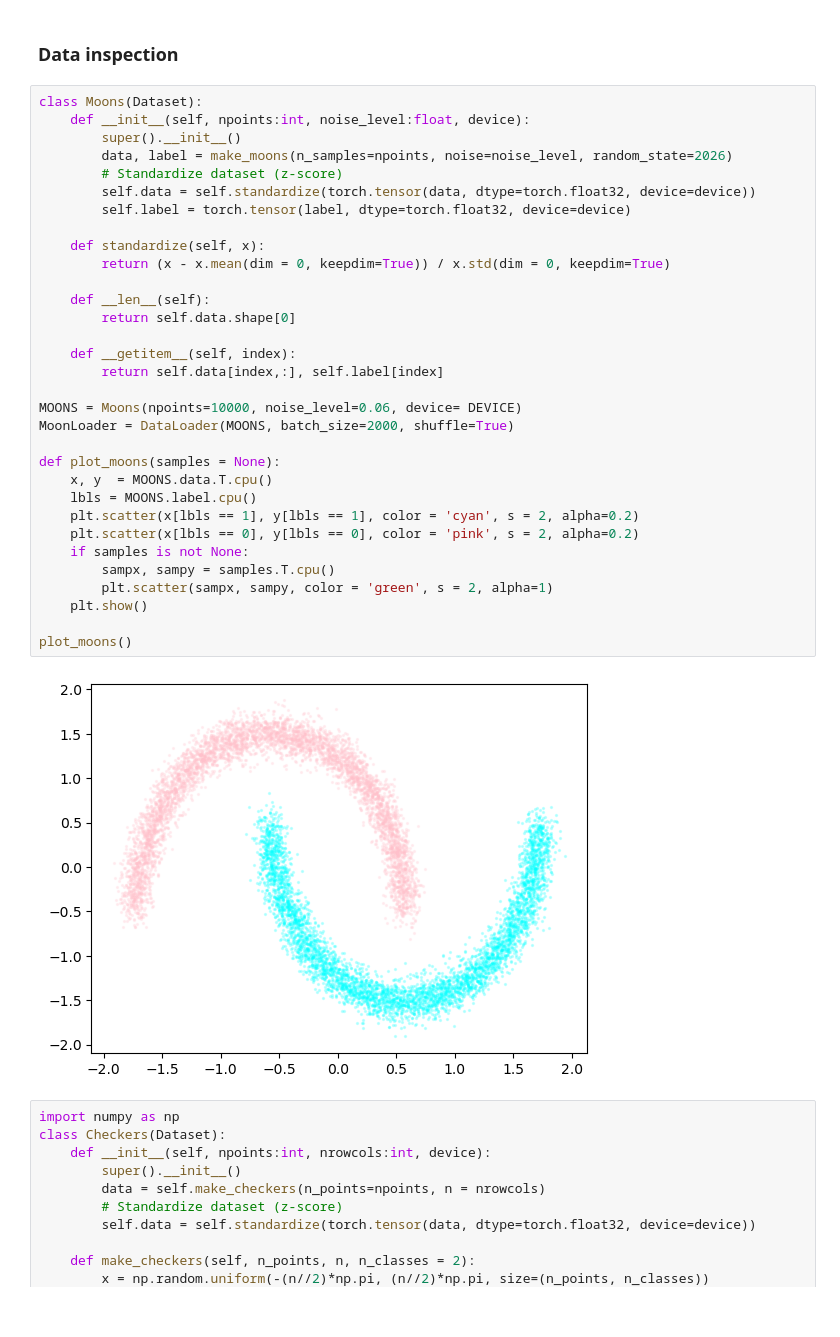
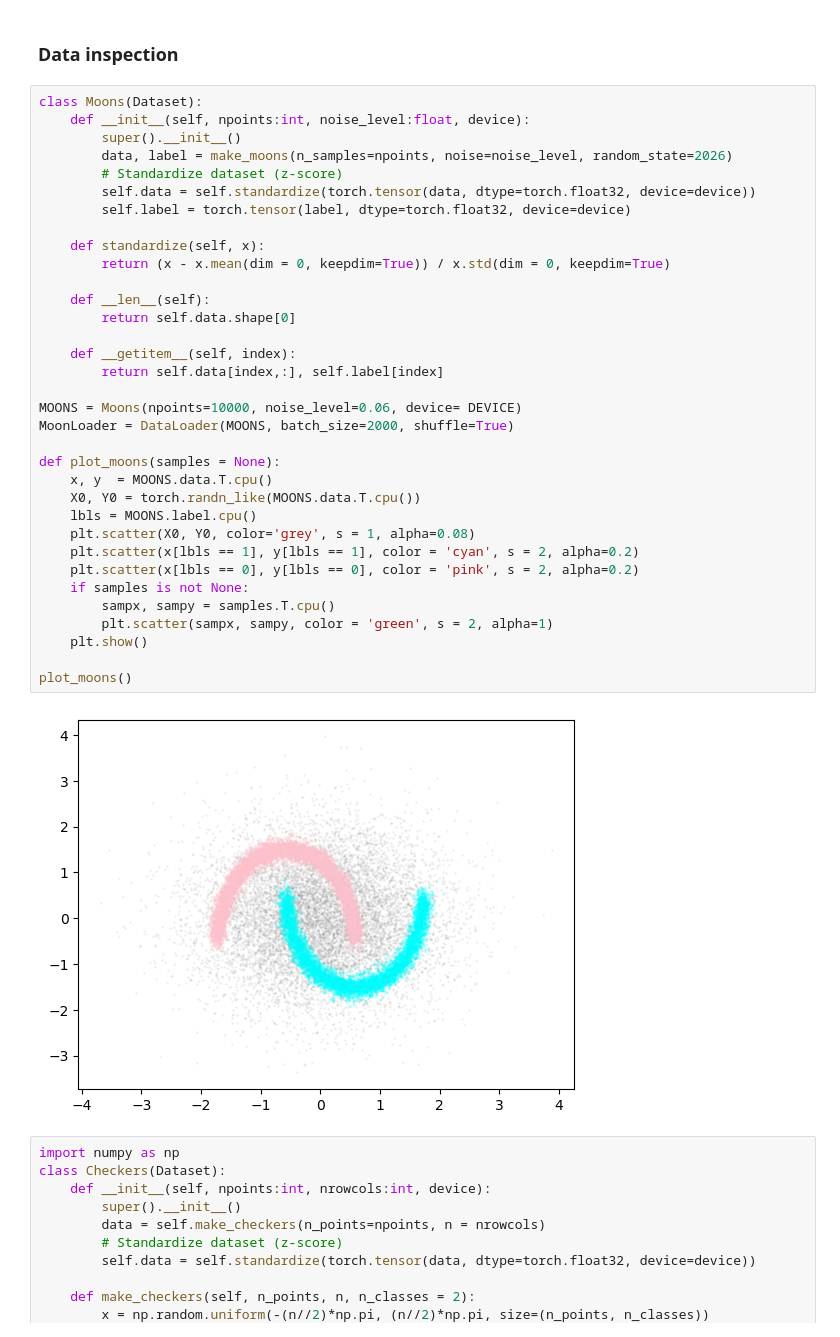
Before and after one commit to matushalak/vfm, a Jupyter notebook: fm-vs-vfm.ipynb, the cells around one changed output. Drawn from its saved outputs; the diff is of its cells as text.

```diff
--- a/fm-vs-vfm.ipynb
+++ b/fm-vs-vfm.ipynb
@@ -22,34 +22,36 @@ class Moons(Dataset):
         super().__init__()
         data, label = make_moons(n_samples=npoints, noise=noise_level, random_state=2026)
         # Standardize dataset (z-score)
         self.data = self.standardize(torch.tensor(data, dtype=torch.float32, device=device))
         self.label = torch.tensor(label, dtype=torch.float32, device=device)
 
     def standardize(self, x):
         return (x - x.mean(dim = 0, keepdim=True)) / x.std(dim = 0, keepdim=True)
 
     def __len__(self):
         return self.data.shape[0]
 
     def __getitem__(self, index):
         return self.data[index,:], self.label[index]
 
 MOONS = Moons(npoints=10000, noise_level=0.06, device= DEVICE)
 MoonLoader = DataLoader(MOONS, batch_size=2000, shuffle=True)
 
 def plot_moons(samples = None):
     x, y  = MOONS.data.T.cpu()
+    X0, Y0 = torch.randn_like(MOONS.data.T.cpu())
     lbls = MOONS.label.cpu()
+    plt.scatter(X0, Y0, color='grey', s = 1, alpha=0.08)
     plt.scatter(x[lbls == 1], y[lbls == 1], color = 'cyan', s = 2, alpha=0.2)
     plt.scatter(x[lbls == 0], y[lbls == 0], color = 'pink', s = 2, alpha=0.2)
     if samples is not None:
         sampx, sampy = samples.T.cpu()
         plt.scatter(sampx, sampy, color = 'green', s = 2, alpha=1)
     plt.show()
 
 plot_moons()
 # %% [output]
-[figure, old version]
+[figure, new version]
 # %%
 import numpy as np
 class Checkers(Dataset):
```
Also changed, not shown: parts of 3 cells of this notebook, 28 other files.
